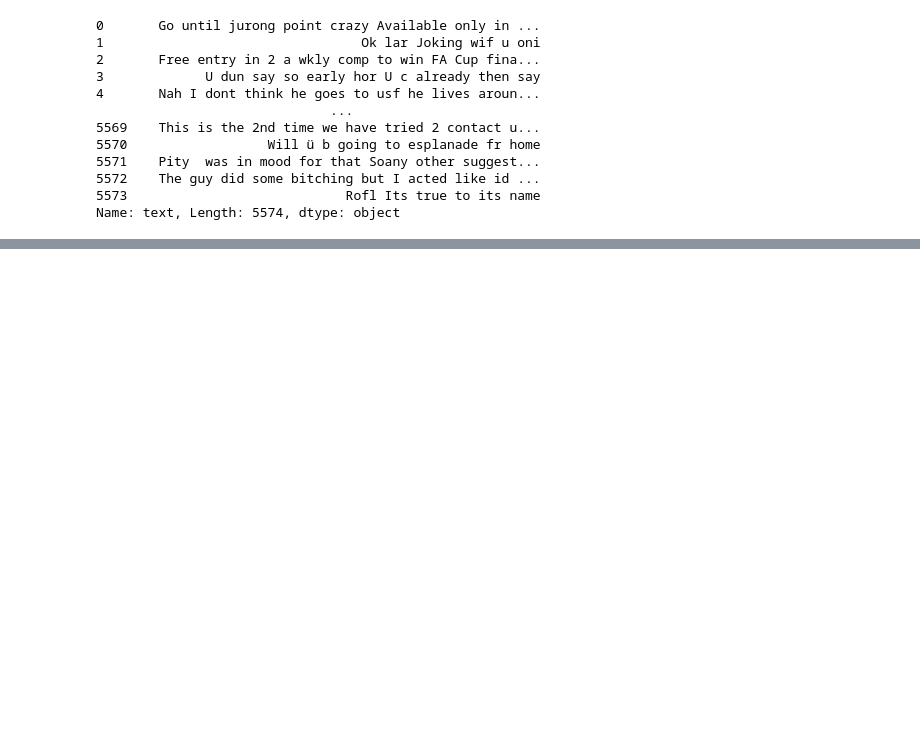
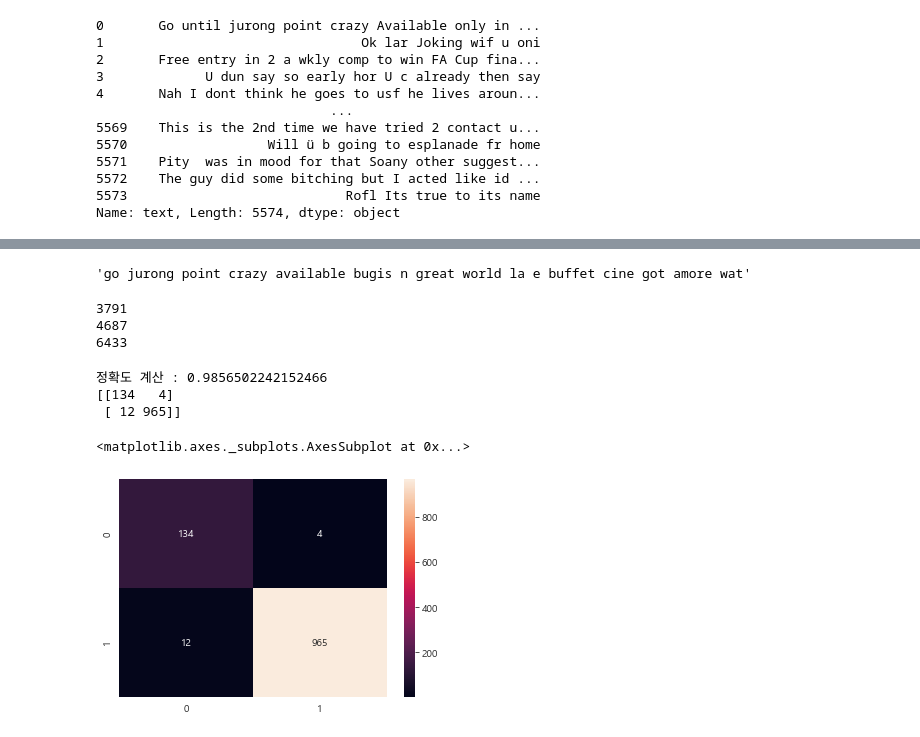
Before and after one commit to andypsh/BIGDATA2022, a Jupyter notebook: 머신러닝/나이브 베이즈/스팸문자 필터링.ipynb, the cells around one changed output, grey strips where cells are left out. Cells and saved outputs as stored; diff of their text form; code cells hidden in the pictures; blank space fills up the shorter version.

```diff
--- a/머신러닝/나이브 베이즈/스팸문자 필터링.ipynb
+++ b/머신러닝/나이브 베이즈/스팸문자 필터링.ipynb
@@ -134,0 +233,3 @@ nltk.download('stopwords') # 불용어 목록 갖고 오기
+# %%
+data['target'] = data['target'].map({'spam' : 1 , 'ham' : 2})  #텍스트를 숫자로 변환
+data['target']
@@ -134,0 +249,9 @@ nltk.download('stopwords') # 불용어 목록 갖고 오기
+# %%
+x = data['text'] #독립변수
+y = data['target'] #종속변수
+
+from sklearn.feature_extraction.text import CountVectorizer
+
+cv = CountVectorizer() # 객체 생성
+cv.fit(x) #학습하기
+cv.vocabulary_ #단어와 인덱스 출력
@@ -134,0 +276,4 @@ nltk.download('stopwords') # 불용어 목록 갖고 오기
+# %%
+x = cv.transform(x) #transform
+
+print(x) #(데이터의 행 번호(데이터 프레임의 행 번호) , 단어의 인덱스 값) 행에서 출현 횟수
@@ -134,0 +298,37 @@ nltk.download('stopwords') # 불용어 목록 갖고 오기
+# %%
+data['text'].loc[0]
+# %% [output]
+'go jurong point crazy available bugis n great world la e buffet cine got amore wat'
+# %%
+print(cv.vocabulary_['go'])
+print(cv.vocabulary_['jurong'])
+print(cv.vocabulary_['point'])
+# %% [output]
+3791
+4687
+6433
+# %%
+from sklearn.model_selection import train_test_split
+
+X_train , X_test , y_train , y_test = train_test_split(x,y , test_size= 0.2 , random_state= 100) #학습셋 시험셋 분활
+
+from sklearn.naive_bayes import MultinomialNB # 나이브 베이즈 알고리즘으로 MultinomialNB 모듈 사용한다.
+#==> 다항분포(Multinormial)외에 정규분포 베르누이분포에 따른 NB 모듈이 있다.
+
+model = MultinomialNB() #모델 객체 생성
+model.fit(X_train , y_train) #학습
+pred = model.predict(X_test) #예측
+
+from sklearn.metrics import accuracy_score , confusion_matrix
+
+print(f'정확도 계산 : {accuracy_score(y_test, pred)}') # 정확도 계산
+print(confusion_matrix(y_test , pred)) # 혼동(오차) 행렬 출력
+# %% [output]
+정확도 계산 : 0.9856502242152466
+[[134   4]
+ [ 12 965]]
+# %%
+sns.heatmap(confusion_matrix(y_test , pred) , annot= True , fmt= '.0f')
+# %% [output]
+<matplotlib.axes._subplots.AxesSubplot at 0x...>
+[figure, added]
```
Also changed, not shown: parts of 10 cells of this notebook, 3 other files.
